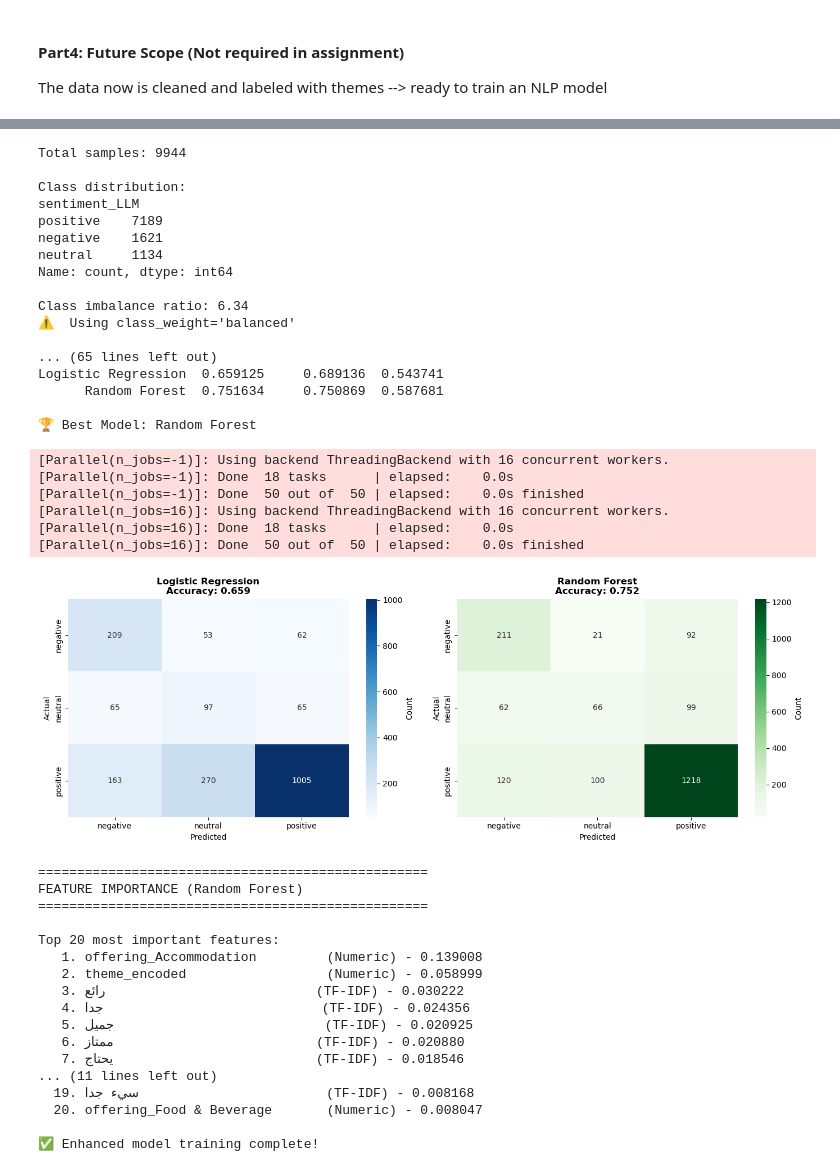
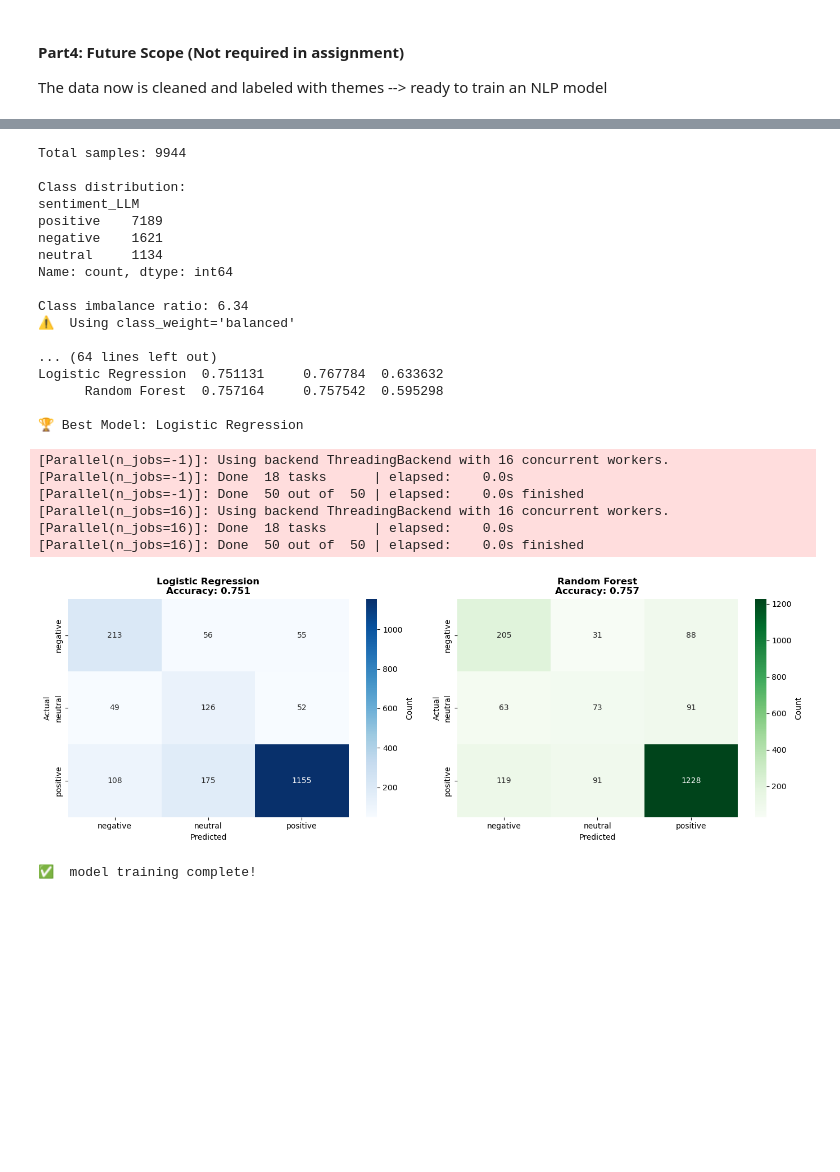
Before and after one commit to jadkrisht98/NLP_Project, a Jupyter notebook: Final_Notebook.ipynb, the cells around one changed output, grey strips where cells are left out. Cells and saved outputs as stored; diff of their text form; code cells hidden in the pictures; blank space fills up the shorter version.

```diff
--- a/Final_Notebook.ipynb
+++ b/Final_Notebook.ipynb
@@ -1623,7 +1623,7 @@ from scipy.sparse import hstack
 # 1. Prepare data with multiple features
 # ============================================
 feature_cols = ['clean_content', 'theme_BERT', 'destination', 'normalized_rating',
-                'offering_Accommodation', 'offering_Food & Beverage', 'title',
+                'offering_Accommodation', 'offering_Food & Beverage',
                 'offering_Retail', 'offering_Tourism Attractions/ Sites','offering_Religious']
 
 model_df = final_df[feature_cols + ['sentiment_LLM']].dropna().copy()
@@ -1648,12 +1648,10 @@ dest_encoder = LabelEncoder()
 
 model_df['theme_encoded'] = theme_encoder.fit_transform(model_df['theme_BERT'])
 model_df['dest_encoded'] = dest_encoder.fit_transform(model_df['destination'])
-model_df['title_encoded'] = dest_encoder.fit_transform(model_df['title'])
 
 
 print(f"Unique themes: {len(theme_encoder.classes_)}")
 print(f"Unique destinations: {len(dest_encoder.classes_)}")
-print(f"Unique titles: {len(dest_encoder.classes_)}")
 
 
 # 3. Train-test split
@@ -1662,7 +1660,7 @@ X_text = model_df['clean_content']
 y = model_df['sentiment_LLM']
 
 X_numeric = model_df[[
-    'theme_encoded', 'dest_encoded', 'title_encoded', 'normalized_rating',
+    'theme_encoded', 'dest_encoded','normalized_rating',
     'offering_Accommodation', 'offering_Food & Beverage',
     'offering_Retail', 'offering_Tourism Attractions/ Sites', 'offering_Religious'
 ]].values
@@ -1771,7 +1769,7 @@ print(classification_report(y_test, y_pred_rf))
 # 8. Model Comparison
 # ============================================
 print("\n" + "="*50)
-print("MODEL COMPARISON SUMMARY (Enhanced Features)")
+print("MODEL COMPARISON SUMMARY")
 print("="*50)
 
 comparison = pd.DataFrame({
@@ -1813,78 +1811,37 @@ sns.heatmap(
 )
 axes[1].set_title(f'Random Forest\nAccuracy: {rf_accuracy:.3f}',
                   fontsize=12, fontweight='bold')
 axes[1].set_xlabel('Predicted')
 axes[1].set_ylabel('Actual')
 
 plt.tight_layout()
 plt.show()
 
-# 10. Feature importance for Random Forest
-# ============================================
-print("\n" + "="*50)
-print("FEATURE IMPORTANCE (Random Forest)")
-print("="*50)
 
-# Get feature names
-tfidf_features = vectorizer.get_feature_names_out().tolist()
-numeric_feature_names = [
-    'theme_encoded', 'dest_encoded', 'normalized_rating',
-    'offering_Accommodation', 'offering_Food & Beverage',
-    'offering_Retail', 'offering_Tourism Attractions/ Sites'
-]
-all_features = tfidf_features + numeric_feature_names
-
-# Get importance scores
-importances = rf_model.feature_importances_
-indices = np.argsort(importances)[-20:][::-1]  # Top 20
-
-print("\nTop 20 most important features:")
-for i, idx in enumerate(indices, 1):
-    if idx < len(tfidf_features):
-        print(f"  {i:2d}. {all_features[idx]:30s} (TF-IDF) - {importances[idx]:.6f}")
-    else:
-        print(f"  {i:2d}. {all_features[idx]:30s} (Numeric) - {importances[idx]:.6f}")
-
-print(f"\n✅ Enhanced model training complete!")
+print(f"\n✅  model training complete!")
 # %% [output]
 Total samples: 9944
 
 Class distribution:
 sentiment_LLM
 positive    7189
 negative    1621
 neutral     1134
 Name: count, dtype: int64
 
 Class imbalance ratio: 6.34
 ⚠️  Using class_weight='balanced'
 
-... (65 lines left out)
-Logistic Regression  0.659125     0.689136  0.543741
-      Random Forest  0.751634     0.750869  0.587681
+... (64 lines left out)
+Logistic Regression  0.751131     0.767784  0.633632
+      Random Forest  0.757164     0.757542  0.595298
 
-🏆 Best Model: Random Forest
+🏆 Best Model: Logistic Regression
 [Parallel(n_jobs=-1)]: Using backend ThreadingBackend with 16 concurrent workers.
 [Parallel(n_jobs=-1)]: Done  18 tasks      | elapsed:    0.0s
 [Parallel(n_jobs=-1)]: Done  50 out of  50 | elapsed:    0.0s finished
 [Parallel(n_jobs=16)]: Using backend ThreadingBackend with 16 concurrent workers.
 [Parallel(n_jobs=16)]: Done  18 tasks      | elapsed:    0.0s
 [Parallel(n_jobs=16)]: Done  50 out of  50 | elapsed:    0.0s finished
-[figure, old version]
+[figure, new version]
-==================================================
-FEATURE IMPORTANCE (Random Forest)
-==================================================
-
-Top 20 most important features:
-   1. offering_Accommodation         (Numeric) - 0.139008
-   2. theme_encoded                  (Numeric) - 0.058999
-   3. رائع                           (TF-IDF) - 0.030222
-   4. جدا                            (TF-IDF) - 0.024356
-   5. جميل                           (TF-IDF) - 0.020925
-   6. ممتاز                          (TF-IDF) - 0.020880
-   7. يحتاج                          (TF-IDF) - 0.018546
-... (11 lines left out)
-  19. سيء جدا                        (TF-IDF) - 0.008168
-  20. offering_Food & Beverage       (Numeric) - 0.008047
-
-✅ Enhanced model training complete!
+✅  model training complete!
```
Also changed, not shown: parts of 1 cell of this notebook, 1 other file.
